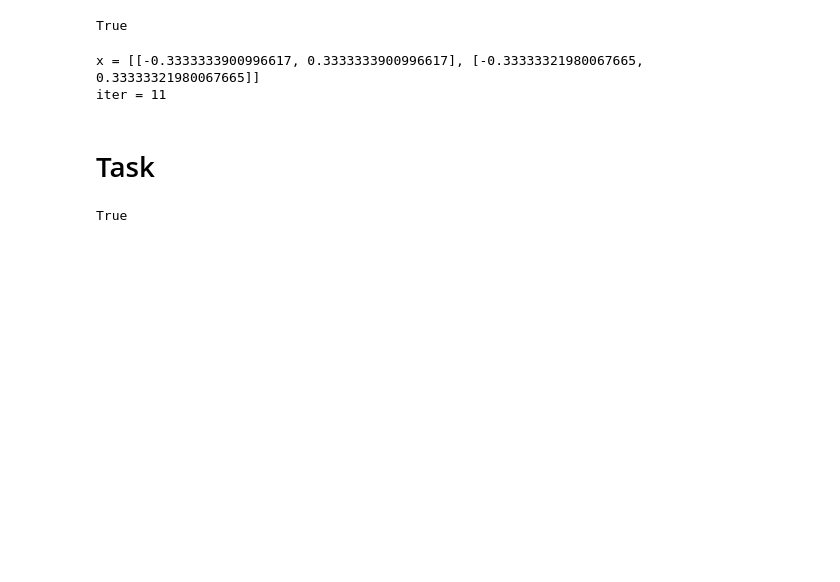
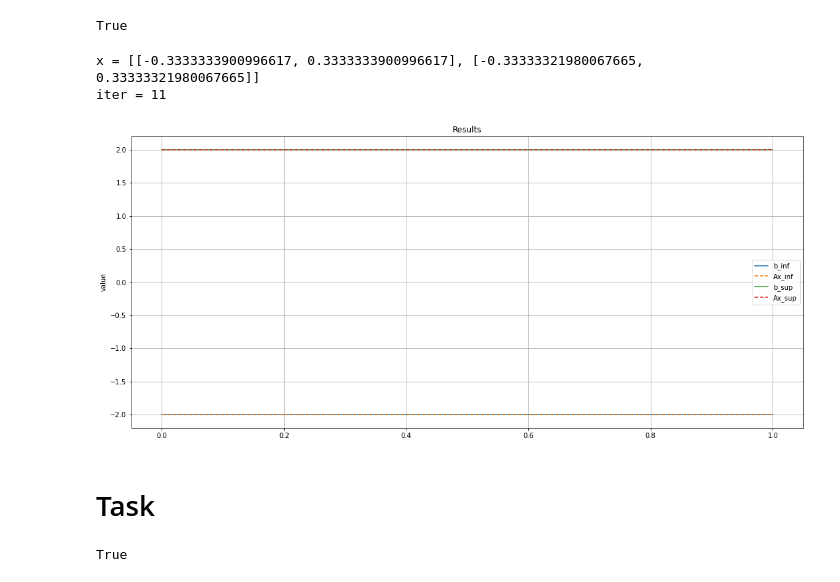
Before and after one commit to mitenevav/computer_complex, a Jupyter notebook: course_project/course_project.ipynb, the cells around one changed output. Cells and saved outputs as stored; diff of their text form; code cells hidden in the pictures; blank space fills up the shorter version.

```diff
--- a/course_project/course_project.ipynb
+++ b/course_project/course_project.ipynb
@@ -409,6 +438,10 @@ print(f'''x = {x} \niter = {iter}''')
 # %% [output]
 x = [[-0.3333333900996617, 0.3333333900996617], [-0.33333321980067665, 0.33333321980067665]]
 iter = 11
+# %%
+plot_results(a, x, b)
+# %% [output]
+[figure, added]
 # %% [markdown]
 # Task
 # %%
```
Also changed, not shown: parts of 5 cells of this notebook.
